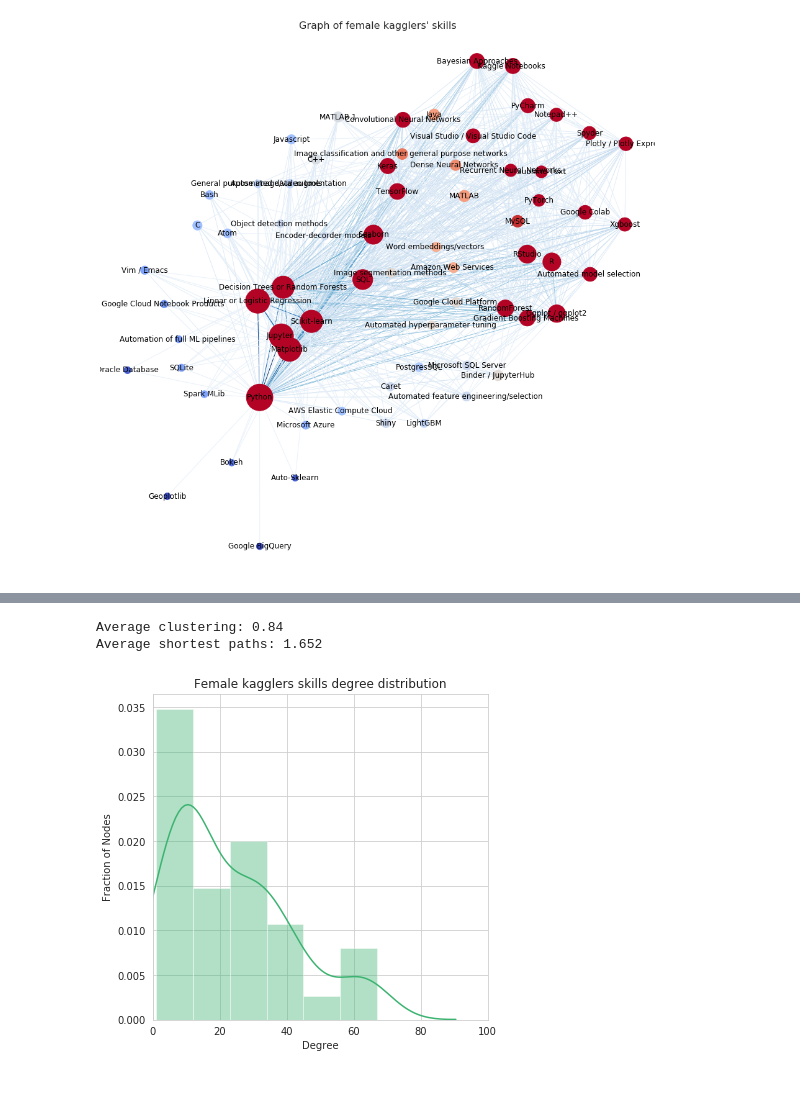
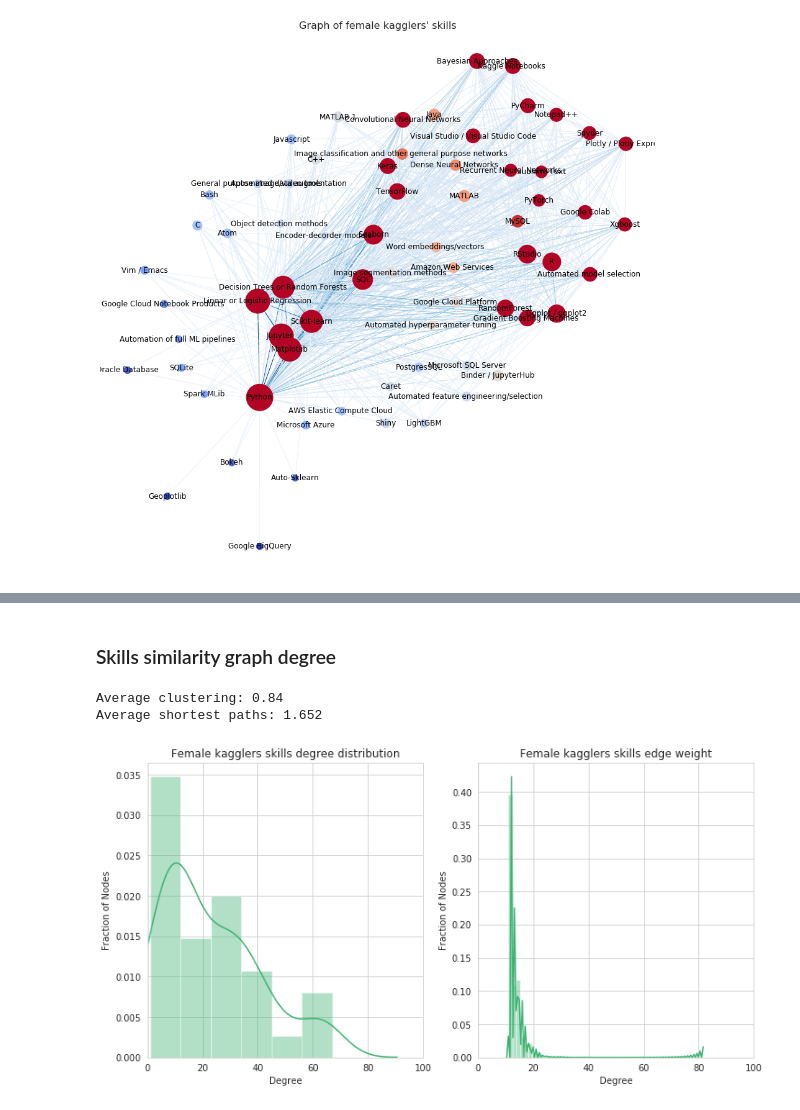
Before and after one commit to sfczekalski/women_kaggle, a Jupyter notebook: notebooks/Analysis.ipynb, the cells around one changed output, grey strips where cells are left out. Cells and saved outputs as stored; diff of their text form; code cells hidden in the pictures.

```diff
--- a/notebooks/Analysis.ipynb
+++ b/notebooks/Analysis.ipynb
@@ -446,17 +463,27 @@ plt.axis('off');
+# %% [markdown]
+### Skills similarity graph degree
 # %%
 print(f'Average clustering: {round(nx.average_clustering(SG), 3)}')
 print(f'Average shortest paths: {round(nx.average_shortest_path_length(SG), 3)}')
-figure = plt.figure(figsize=(6, 6))
-ax = plt.axes()
+fig = plt.figure(figsize=(12, 6))
 
+ax1 = fig.add_subplot(1, 2, 1)
 degrees = list(dict(SG.degree()).values())
 sns.distplot(degrees, norm_hist=True, color=color_front)
 plt.xlim(0, 100)
 plt.xlabel('Degree')
 plt.ylabel('Fraction of Nodes')
 plt.title('Female kagglers skills degree distribution')
-plt.show();
+
+ax1 = fig.add_subplot(1, 2, 2)
+edge_weight = [attr['weight'] for u, v, attr in UG_filtered.edges(data=True)]
+sns.distplot(edge_weight, norm_hist=True, color=color_front)
+plt.xlim(0, 100)
+plt.xlabel('Degree')
+plt.ylabel('Fraction of Nodes')
+plt.title('Female kagglers skills edge weight')
+plt.show()
 # %% [output]
 Average clustering: 0.84
 Average shortest paths: 1.652
-[figure, old version]
+[figure, new version]
```
Also changed, not shown: parts of 10 cells of this notebook.
